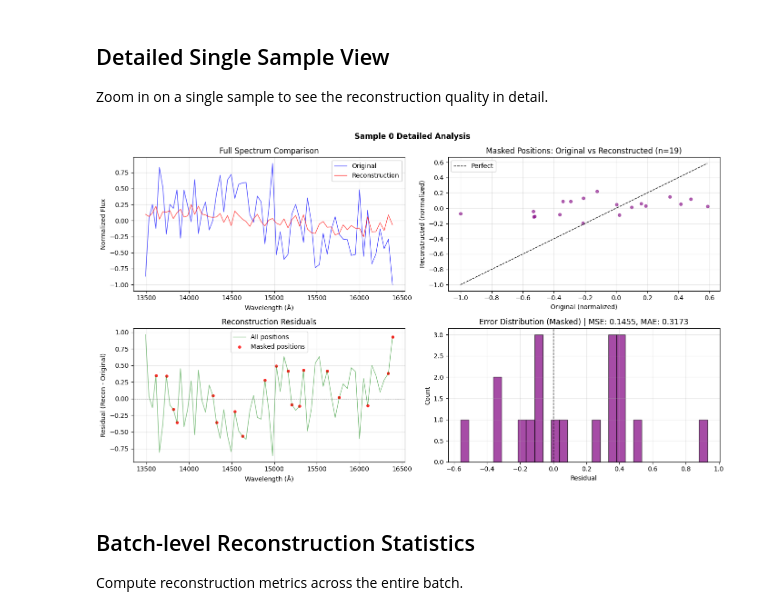
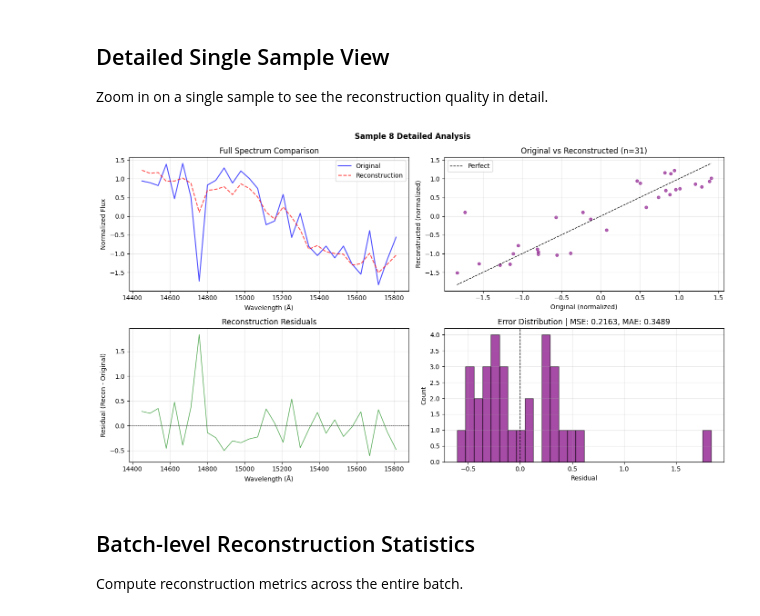
Before and after one commit to 2003cy/ssl_outthere, a Jupyter notebook: encoder_spectrum/ma_specformer/benchmark/recon.ipynb, the cells around one changed output. Saved outputs shown, nothing was run; the diff lists cells and outputs as text; code cells hidden in the pictures.

```diff
--- a/encoder_spectrum/ma_specformer/benchmark/recon.ipynb
+++ b/encoder_spectrum/ma_specformer/benchmark/recon.ipynb
@@ -23,7 +22,7 @@ Using device: cuda
 # %% [markdown]
 ## Load Checkpoint and Data
 # %%
-checkpoint_path = "/u/yacheng/projects/ssl_outthere/encoder_spectrum/ma_specformer/output/checkpoints/last.ckpt"
+checkpoint_path = "/u/yacheng/projects/ssl_outthere/encoder_spectrum/ma_specformer/outputs/f150w_grism_20260223_003051/last.ckpt"
 
 print(f"Loading checkpoint: {checkpoint_path}")
 
@@ -44,7 +43,7 @@ data_module = MASpectrumDataModule(
     batch_size=32,
     num_workers=0,
     train_val_split=0.9,
-    min_snr=5.0,
+    min_snr=20.0,
 )
 
 # Setup the data
@@ -148,8 +120,8 @@ Get a batch from the test set and visualize several reconstruction examples.
 # Get one batch from test set
 test_batch = next(iter(test_loader))
 
-# Perform reconstruction with 30% masking (same as training)
-results = reconstruct_batch(model, test_batch, mask_ratio=0.3)
+# Perform reconstruction (autoencoder-style, no random masking)
+results = reconstruct_batch(model, test_batch)
 
 print(f"Batch shape: {results['original'].shape}")
 print(f"Wavelength range: {results['wavelength'].min():.1f} - {results['wavelength'].max():.1f} Angstrom")
@@ -239,89 +192,74 @@ def plot_detailed_reconstruction(results, sample_idx, figsize=(14, 8)):
     original = results["original_norm"][sample_idx]
     reconstruction = results["reconstruction"][sample_idx]
     valid_mask = results["valid_mask"][sample_idx].astype(bool)
-    train_mask = results["train_mask"][sample_idx].astype(bool)
 
     # Get valid positions
     wl_valid = wavelength[valid_mask]
     orig_valid = original[valid_mask]
     recon_valid = reconstruction[valid_mask]
-    mask_valid = train_mask[valid_mask]
 
     # Sort by wavelength
     sort_idx = np.argsort(wl_valid)
     wl_sorted = wl_valid[sort_idx]
     orig_sorted = orig_valid[sort_idx]
     recon_sorted = recon_valid[sort_idx]
-    mask_sorted = mask_valid[sort_idx]
 
     # 1. Full spectrum comparison
     ax1 = axes[0, 0]
-    ax1.plot(wl_sorted, orig_sorted, 'b-', alpha=0.7, linewidth=1, label='Original')
-    ax1.plot(wl_sorted, recon_sorted, 'r-', alpha=0.7, linewidth=1, label='Reconstruction')
+    ax1.plot(wl_sorted, orig_sorted, 'b-', alpha=0.7, linewidth=1.5, label='Original')
+    ax1.plot(wl_sorted, recon_sorted, 'r--', alpha=0.7, linewidth=1.5, label='Reconstruction')
     ax1.set_xlabel('Wavelength (Å)')
     ax1.set_ylabel('Normalized Flux')
     ax1.set_title('Full Spectrum Comparison')
     ax1.legend()
     ax1.grid(True, alpha=0.3)
 
-    # 2. Masked positions only
+    # 2. Original vs Reconstructed scatter
     ax2 = axes[0, 1]
-    wl_masked = wl_sorted[mask_sorted]
-    orig_masked = orig_sorted[mask_sorted]
-    recon_masked = recon_sorted[mask_sorted]
-
-    ax2.scatter(orig_masked, recon_masked, c='purple', s=20, alpha=0.6)
+    ax2.scatter(orig_sorted, recon_sorted, c='purple', s=20, alpha=0.6)
 
     # Perfect reconstruction line
-    lim_min = min(orig_masked.min(), recon_masked.min()) if len(orig_masked) > 0 else -3
-    lim_max = max(orig_masked.max(), recon_masked.max()) if len(orig_masked) > 0 else 3
+    lim_min = min(orig_sorted.min(), recon_sorted.min())
+    lim_max = max(orig_sorted.max(), recon_sorted.max())
     ax2.plot([lim_min, lim_max], [lim_min, lim_max], 'k--', linewidth=1, label='Perfect')
 
     ax2.set_xlabel('Original (normalized)')
     ax2.set_ylabel('Reconstructed (normalized)')
-    ax2.set_title(f'Masked Positions: Original vs Reconstructed (n={len(orig_masked)})')
+    ax2.set_title(f'Original vs Reconstructed (n={len(orig_sorted)})')
     ax2.legend()
     ax2.grid(True, alpha=0.3)
 
     # 3. Residuals (reconstruction error)
     ax3 = axes[1, 0]
-    residuals_all = recon_sorted - orig_sorted
-    residuals_masked = recon_masked - orig_masked if len(recon_masked) > 0 else np.array([])
-
-    ax3.plot(wl_sorted, residuals_all, 'g-', alpha=0.5, linewidth=1, label='All positions')
-    if len(wl_masked) > 0:
-        ax3.scatter(wl_masked, residuals_masked, c='red', s=15, alpha=0.8, label='Masked positions')
+    residuals = recon_sorted - orig_sorted
+    ax3.plot(wl_sorted, residuals, 'g-', alpha=0.7, linewidth=1)
     ax3.axhline(y=0, color='k', linestyle='--', linewidth=0.5)
     ax3.set_xlabel('Wavelength (Å)')
     ax3.set_ylabel('Residual (Recon - Original)')
     ax3.set_title('Reconstruction Residuals')
-    ax3.legend()
     ax3.grid(True, alpha=0.3)
 
     # 4. Error histogram
     ax4 = axes[1, 1]
-    if len(residuals_masked) > 0:
-        ax4.hist(residuals_masked, bins=30, alpha=0.7, color='purple', edgecolor='black')
-        mse = np.mean(residuals_masked ** 2)
-        mae = np.mean(np.abs(residuals_masked))
-        ax4.axvline(x=0, color='k', linestyle='--', linewidth=1)
-        ax4.set_title(f'Error Distribution (Masked) | MSE: {mse:.4f}, MAE: {mae:.4f}')
-    else:
-        ax4.set_title('No masked positions')
+    ax4.hist(residuals, bins=30, alpha=0.7, color='purple', edgecolor='black')
+    mse = np.mean(residuals ** 2)
+    mae = np.mean(np.abs(residuals))
+    ax4.axvline(x=0, color='k', linestyle='--', linewidth=1)
+    ax4.set_title(f'Error Distribution | MSE: {mse:.4f}, MAE: {mae:.4f}')
     ax4.set_xlabel('Residual')
     ax4.set_ylabel('Count')
     ax4.grid(True, alpha=0.3)
 
     plt.suptitle(f'Sample {sample_idx} Detailed Analysis', fontsize=12, fontweight='bold')
     plt.tight_layout()
     plt.show()
 
     return fig
 
 # Show detailed view for sample 0
-fig = plot_detailed_reconstruction(results, sample_idx=0)
+fig = plot_detailed_reconstruction(results, sample_idx=8)
 # %% [output]
-[figure, old version]
+[figure, new version]
 # %% [markdown]
 ## Batch-level Reconstruction Statistics
 
```
Also changed, not shown: parts of 13 cells of this notebook, 16 other files.
